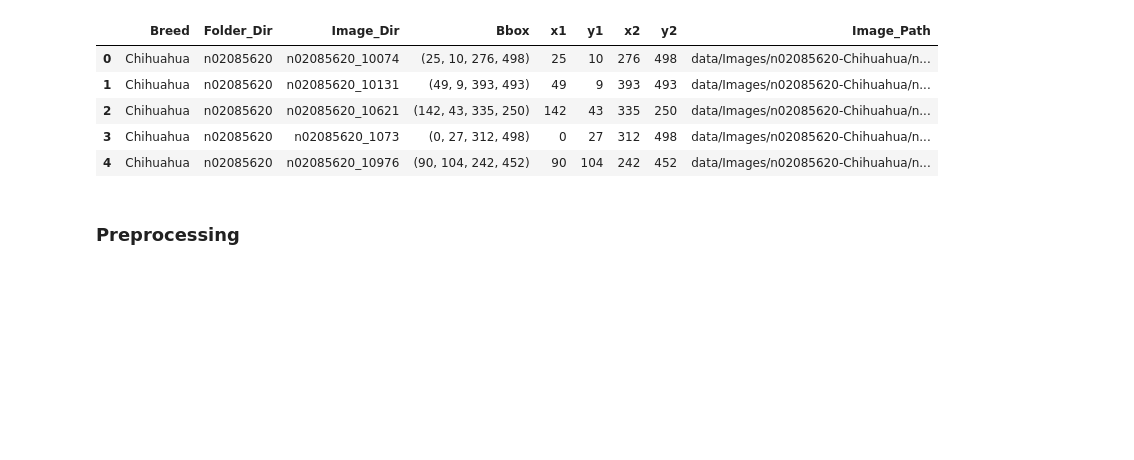
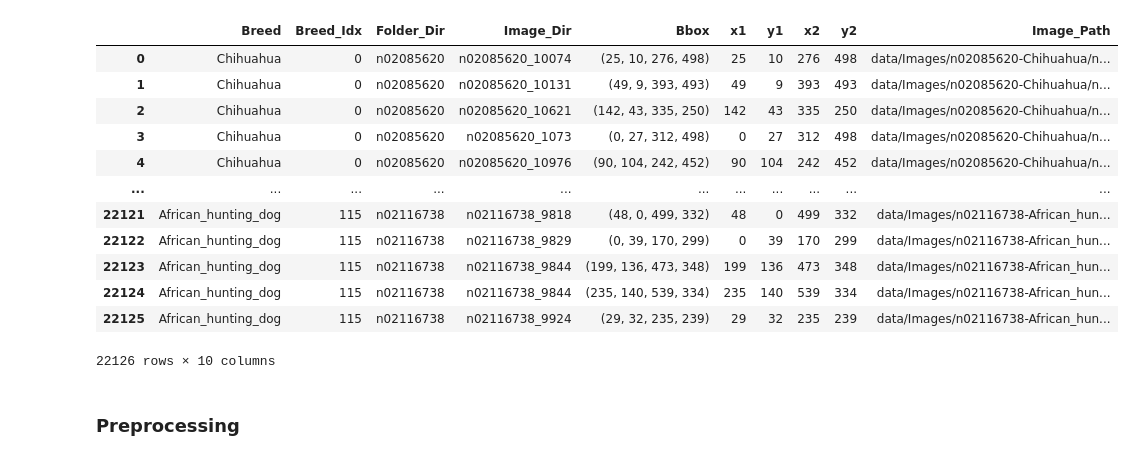
Before and after one commit to a-miller77/AnimalDetection, a Jupyter notebook: breeds_pipeline.ipynb, the cells around one changed output. Saved outputs shown, nothing was run; the diff lists cells and outputs as text; code cells hidden in the pictures; blank space fills up the shorter version.

```diff
--- a/breeds_pipeline.ipynb
+++ b/breeds_pipeline.ipynb
@@ -24,24 +22,34 @@ import numpy as np
 # %%
 df = pd.read_csv('data/breeds.csv')
 
 bbox_list = list()
 
-if(bbox_list != None):
-    for i in range(len(df)):
-        str = df.at[i, 'Bbox']
-        bbox_list.append(str_to_tuple(str))
 
-    df.drop(labels=['Bbox'], axis='columns', inplace=True)
-    df.insert(3, 'Bbox', bbox_list)
+for i in range(len(df)):
+    str = df.at[i, 'Bbox']
+    bbox_list.append(str_to_tuple(str))
 
-df.head()
+df.drop(labels=['Bbox'], axis='columns', inplace=True)
+df.insert(3, 'Bbox', bbox_list)
+
+breed_list = df.Breed
+df.insert(1, 'Breed_Idx', [breed_to_idx[i] for i in breed_list])
+
+df.head(50000)
 # %% [output]
-|  | Breed | Folder_Dir | Image_Dir | Bbox | x1 | y1 | x2 | y2 | Image_Path |
-| 0 | Chihuahua | n02085620 | n02085620_10074 | (25, 10, 276, 498) | 25 | 10 | 276 | 498 | data/Images/n02085620-Chihuahua/n... |
-| 1 | Chihuahua | n02085620 | n02085620_10131 | (49, 9, 393, 493) | 49 | 9 | 393 | 493 | data/Images/n02085620-Chihuahua/n... |
-| 2 | Chihuahua | n02085620 | n02085620_10621 | (142, 43, 335, 250) | 142 | 43 | 335 | 250 | data/Images/n02085620-Chihuahua/n... |
-| 3 | Chihuahua | n02085620 | n02085620_1073 | (0, 27, 312, 498) | 0 | 27 | 312 | 498 | data/Images/n02085620-Chihuahua/n... |
-| 4 | Chihuahua | n02085620 | n02085620_10976 | (90, 104, 242, 452) | 90 | 104 | 242 | 452 | data/Images/n02085620-Chihuahua/n... |
+|  | Breed | Breed_Idx | Folder_Dir | Image_Dir | Bbox | x1 | y1 | x2 | y2 | Image_Path |
+| 0 | Chihuahua | 0 | n02085620 | n02085620_10074 | (25, 10, 276, 498) | 25 | 10 | 276 | 498 | data/Images/n02085620-Chihuahua/n... |
+| 1 | Chihuahua | 0 | n02085620 | n02085620_10131 | (49, 9, 393, 493) | 49 | 9 | 393 | 493 | data/Images/n02085620-Chihuahua/n... |
+| 2 | Chihuahua | 0 | n02085620 | n02085620_10621 | (142, 43, 335, 250) | 142 | 43 | 335 | 250 | data/Images/n02085620-Chihuahua/n... |
+| 3 | Chihuahua | 0 | n02085620 | n02085620_1073 | (0, 27, 312, 498) | 0 | 27 | 312 | 498 | data/Images/n02085620-Chihuahua/n... |
+| 4 | Chihuahua | 0 | n02085620 | n02085620_10976 | (90, 104, 242, 452) | 90 | 104 | 242 | 452 | data/Images/n02085620-Chihuahua/n... |
+| ... | ... | ... | ... | ... | ... | ... | ... | ... | ... | ... |
+| 22121 | African_hunting_dog | 115 | n02116738 | n02116738_9818 | (48, 0, 499, 332) | 48 | 0 | 499 | 332 | data/Images/n02116738-African_hun... |
+| 22122 | African_hunting_dog | 115 | n02116738 | n02116738_9829 | (0, 39, 170, 299) | 0 | 39 | 170 | 299 | data/Images/n02116738-African_hun... |
+| 22123 | African_hunting_dog | 115 | n02116738 | n02116738_9844 | (199, 136, 473, 348) | 199 | 136 | 473 | 348 | data/Images/n02116738-African_hun... |
+| 22124 | African_hunting_dog | 115 | n02116738 | n02116738_9844 | (235, 140, 539, 334) | 235 | 140 | 539 | 334 | data/Images/n02116738-African_hun... |
+| 22125 | African_hunting_dog | 115 | n02116738 | n02116738_9924 | (29, 32, 235, 239) | 29 | 32 | 235 | 239 | data/Images/n02116738-African_hun... |
+22126 rows × 10 columns
 # %% [markdown]
 ### Preprocessing
 # %%
```
Also changed, not shown: parts of 16 cells of this notebook.
